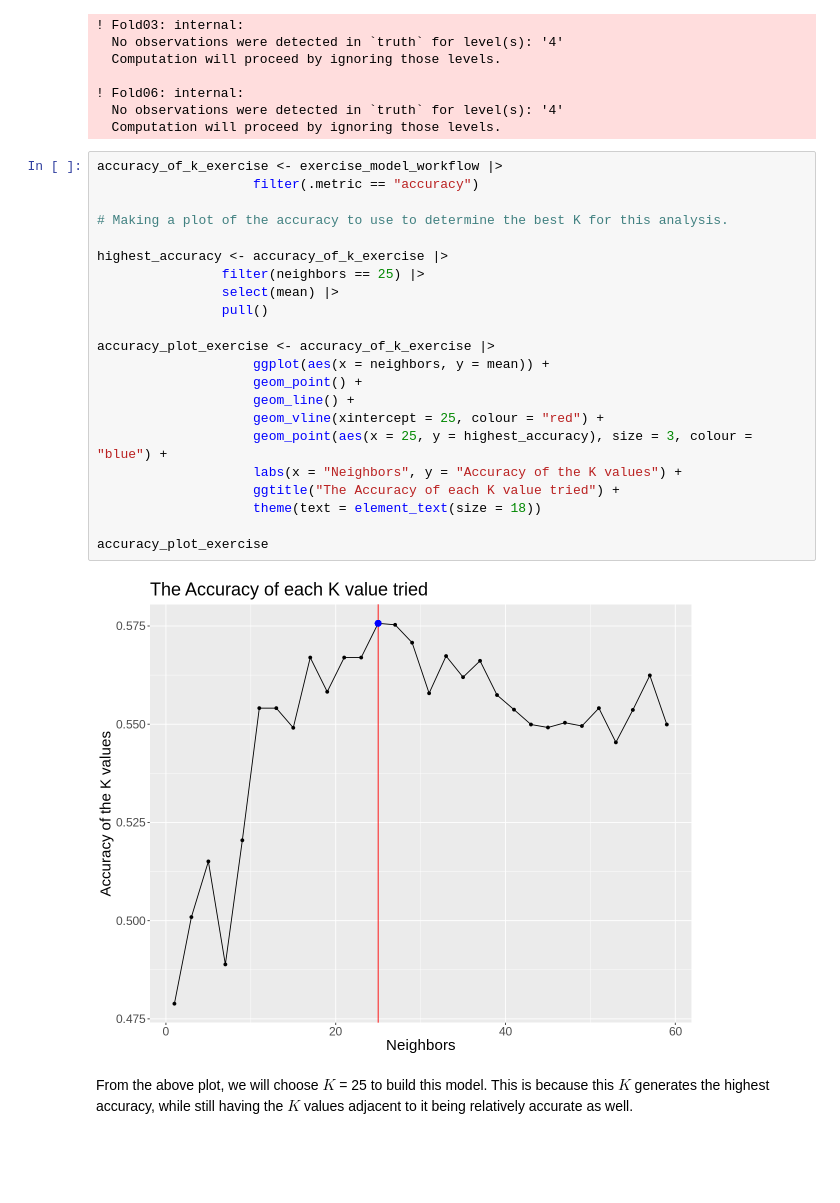
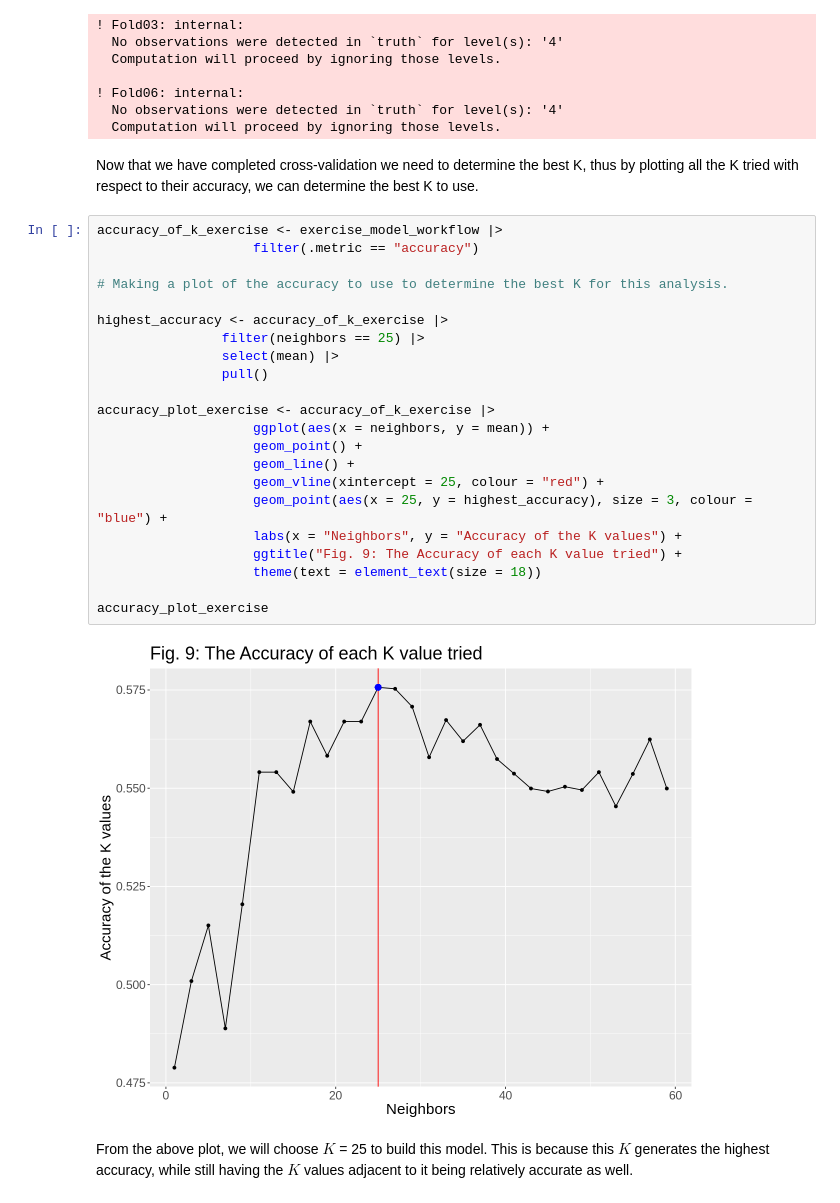
Before and after one commit to chenjerry623/DSCI100-Group17-Project, a Jupyter notebook: Group-17-Project.ipynb, the cells around one changed output. Saved outputs shown, nothing was run; the diff lists cells and outputs as text; blank space fills up the shorter version.

```diff
--- a/Group-17-Project.ipynb
+++ b/Group-17-Project.ipynb
@@ -445,29 +455,31 @@ exercise_model_workflow <- workflow() |>
 ! Fold06: internal:
   No observations were detected in `truth` for level(s): '4'
   Computation will proceed by ignoring those levels.
+# %% [markdown]
+Now that we have completed cross-validation we need to determine the best K, thus by plotting all the K tried with respect to their accuracy, we can determine the best K to use.
 # %%
 accuracy_of_k_exercise <- exercise_model_workflow |>
                     filter(.metric == "accuracy")
 
 # Making a plot of the accuracy to use to determine the best K for this analysis.
 
 highest_accuracy <- accuracy_of_k_exercise |>
                 filter(neighbors == 25) |>
                 select(mean) |>
                 pull()
 
 accuracy_plot_exercise <- accuracy_of_k_exercise |>
                     ggplot(aes(x = neighbors, y = mean)) +
                     geom_point() +
                     geom_line() +
                     geom_vline(xintercept = 25, colour = "red") +
                     geom_point(aes(x = 25, y = highest_accuracy), size = 3, colour = "blue") +
                     labs(x = "Neighbors", y = "Accuracy of the K values") +
-                    ggtitle("The Accuracy of each K value tried") +
+                    ggtitle("Fig. 9: The Accuracy of each K value tried") +
                     theme(text = element_text(size = 18))
 
 accuracy_plot_exercise
 # %% [output]
-[figure, old version]
+[figure, new version]
 # %% [markdown]
 From the above plot, we will choose $K$ = 25 to build this model. This is because this $K$ generates the highest accuracy, while still having the $K$ values adjacent to it being relatively accurate as well.
```
Also changed, not shown: parts of 34 cells of this notebook.
